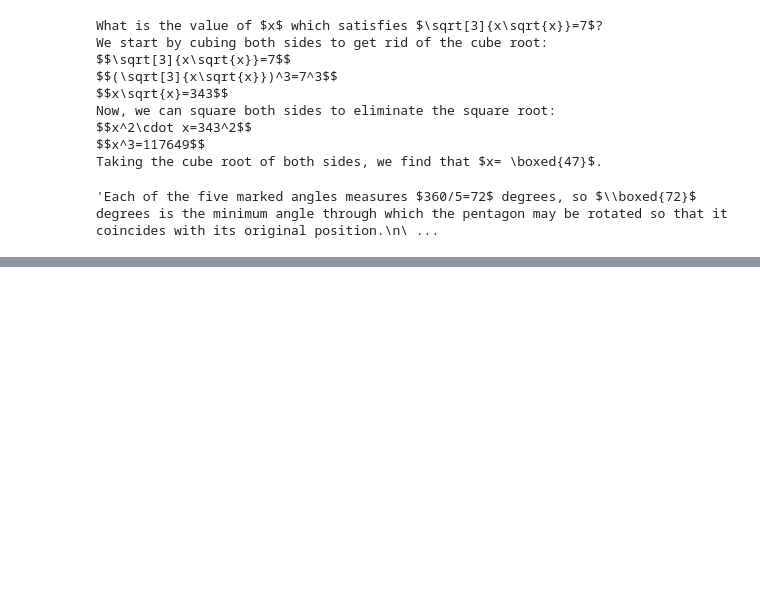
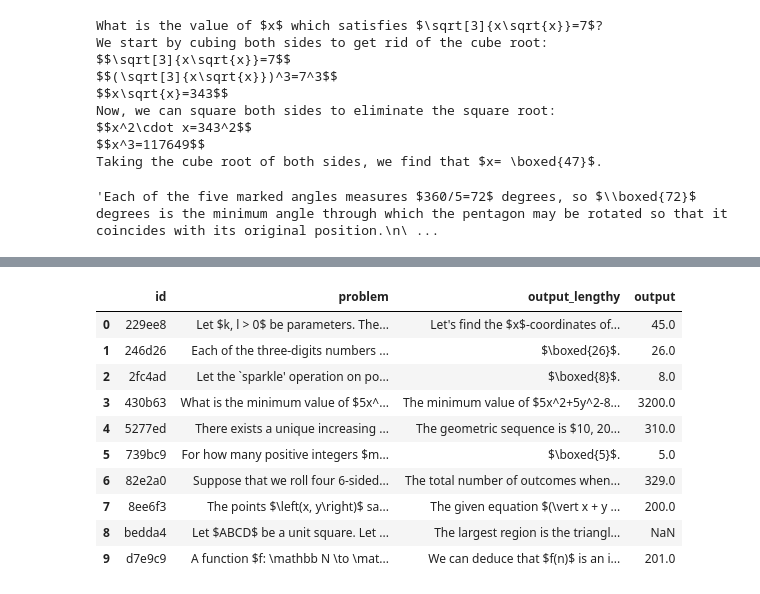
Before and after one commit to HanYuanHsu/ai-math, a Jupyter notebook: datasets.ipynb, the cells around one changed output, grey strips where cells are left out. Saved outputs shown, nothing was run; the diff lists cells and outputs as text; code cells hidden in the pictures; blank space fills up the shorter version.

```diff
--- a/datasets.ipynb
+++ b/datasets.ipynb
@@ -100,0 +168,9 @@ merged_df.loc[0, 'solution']
+# %%
+from models.gpt3 import GPT3
+
+system_prompt = "You are an assistant that is very good at mathematics. Given a mathematics problem, determine the answer, which is always an integer. Put your answer in the box \\boxed{}"
+
+my_model = GPT3(system_prompt=system_prompt)
+# %%
+contest_df = pd.read_csv("train.csv")
+contest_df
@@ -100,0 +189,16 @@ merged_df.loc[0, 'solution']
+# %%
+pred = my_model.predict(contest_df[['id', 'problem']]) # 24 seconds
+# %%
+pred
+# %% [output]
+|  | id | problem | output_lengthy | output |
+| 0 | 229ee8 | Let $k, l > 0$ be parameters. The... | Let's find the $x$-coordinates of... | 45.0 |
+| 1 | 246d26 | Each of the three-digits numbers ... | $\boxed{26}$. | 26.0 |
+| 2 | 2fc4ad | Let the `sparkle' operation on po... | $\boxed{8}$. | 8.0 |
+| 3 | 430b63 | What is the minimum value of $5x^... | The minimum value of $5x^2+5y^2-8... | 3200.0 |
+| 4 | 5277ed | There exists a unique increasing ... | The geometric sequence is $10, 20... | 310.0 |
+| 5 | 739bc9 | For how many positive integers $m... | $\boxed{5}$. | 5.0 |
+| 6 | 82e2a0 | Suppose that we roll four 6-sided... | The total number of outcomes when... | 329.0 |
+| 7 | 8ee6f3 | The points $\left(x, y\right)$ sa... | The given equation $(\vert x + y ... | 200.0 |
+| 8 | bedda4 | Let $ABCD$ be a unit square. Let ... | The largest region is the triangl... | NaN |
+| 9 | d7e9c9 | A function $f: \mathbb N \to \mat... | We can deduce that $f(n)$ is an i... | 201.0 |
```
Also changed, not shown: parts of 9 cells of this notebook, 4 other files.
